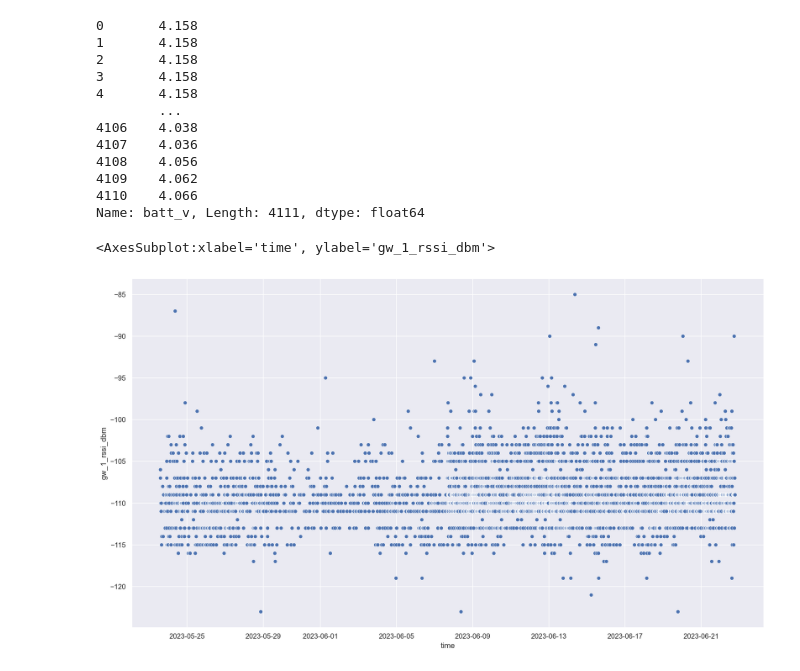
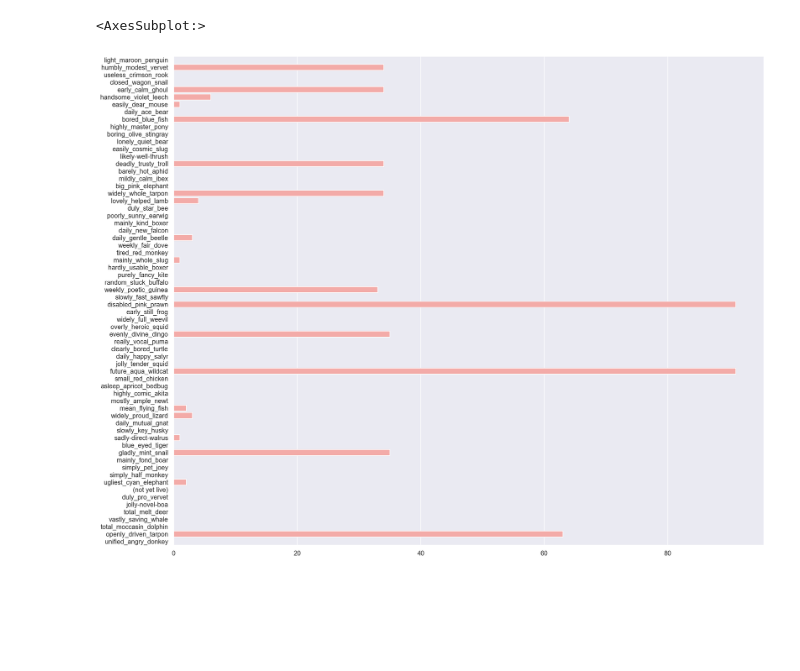
Before and after one commit to timsinashok/floodnet_ugsrp-2023, a Jupyter notebook: Data_analysis.ipynb, the cells around one changed output. Saved outputs shown, nothing was run; the diff lists cells and outputs as text; code cells hidden in the pictures; blank space fills up the shorter version.

Commit message:
analysis of all the sensors for which data could be retrived

```diff
--- a/Data_analysis.ipynb
+++ b/Data_analysis.ipynb
@@ -218,27 +60,0 @@ pandas.core.frame.DataFrame
-# %%
-failing_detail = {}
-missing = {}
-
-for i in range(len(sensors)):
-    try:
-        df = dataframes[sensors[i]]
-        # Convert the 'time' column to datetime format (if it's not already)
-        df['time'] = pd.to_datetime(df['time'])
-
-        # Sort the DataFrame by the 'time' column
-        df.sort_values('time', inplace=True)
-
-        # Calculate the time difference between consecutive rows
-        time_diff = df['time'].diff()
-
-        # Find the indexes where the time difference is greater than one hour (3600 seconds)
-        missing_indexes = time_diff[time_diff > pd.Timedelta(hours=1)].index
-
-        missing[sensors[i]] = missing_indexes
-
-        num = len(missing_indexes)
-        failing_detail[sensors[i]] = num
-    except:
-        pass
-
-# Print the missing indexes
@@ -290,25 +61,17 @@ plt.show()
-# %%
-dataframes['bored_blue_fish']['batt_v']
-# %% [output]
-0       4.158
-1       4.158
-2       4.158
-3       4.158
-4       4.158
-        ...
-4106    4.038
-4107    4.036
-4108    4.056
-4109    4.062
-4110    4.066
-Name: batt_v, Length: 4111, dtype: float64
 # %%
 import seaborn as sns
 
-sns.set(rc = {'figure.figsize':(18,10)})
+sns.set(rc = {'figure.figsize':(18,15)})
 %config InlineBackend.figure_format = 'retina'
 
-sns.scatterplot(x='time', y='gw_1_rssi_dbm', data = dataframes['bored_blue_fish'], )
+# plotting bar graph to see the frequency of failure for individual sensors
+
+labels = list(failing_detail.keys())
+heights = list(failing_detail.values())
+
+sns.set_color_codes("pastel")
+sns.barplot(x=heights, y=labels,
+            label="Total", color="r", orient = 'h')
 # %% [output]
-<AxesSubplot:xlabel='time', ylabel='gw_1_rssi_dbm'>
+<AxesSubplot:>
-[figure, old version]
+[figure, new version]
```
Also changed, not shown: parts of 25 cells of this notebook.
